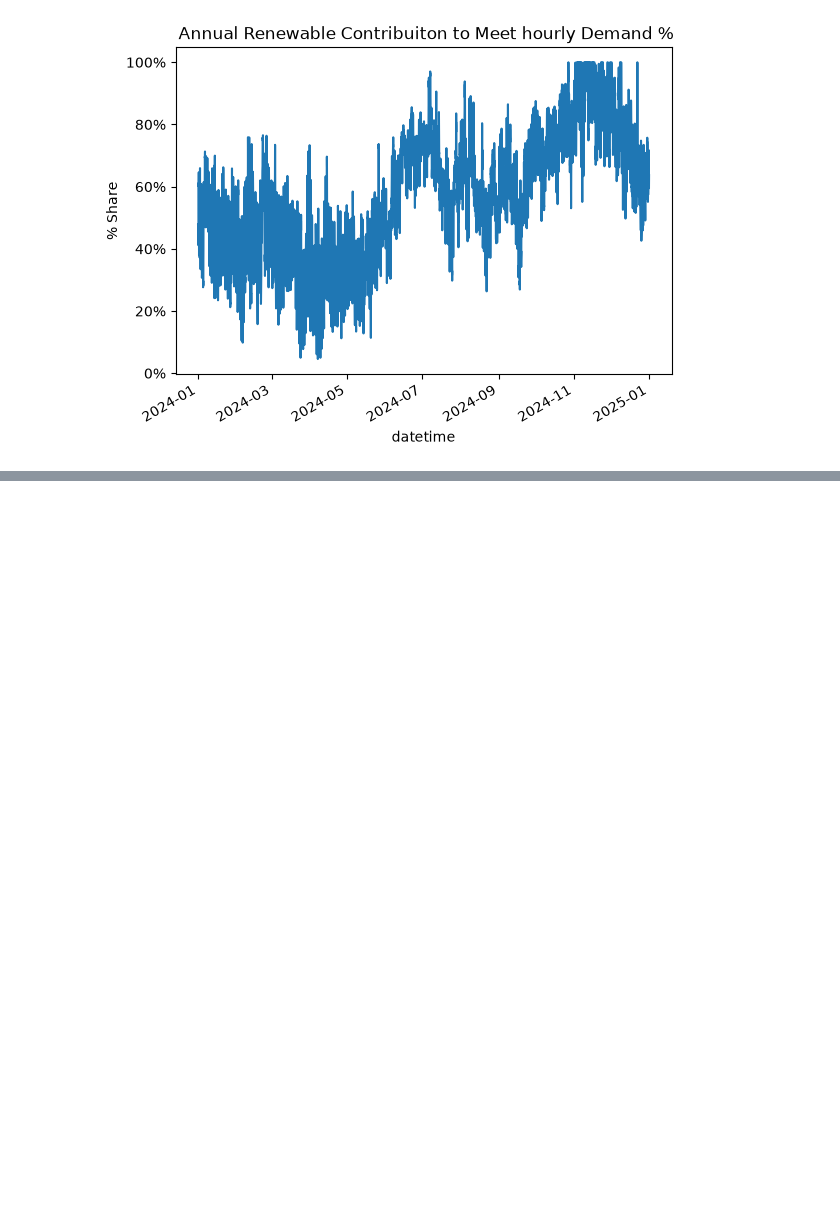
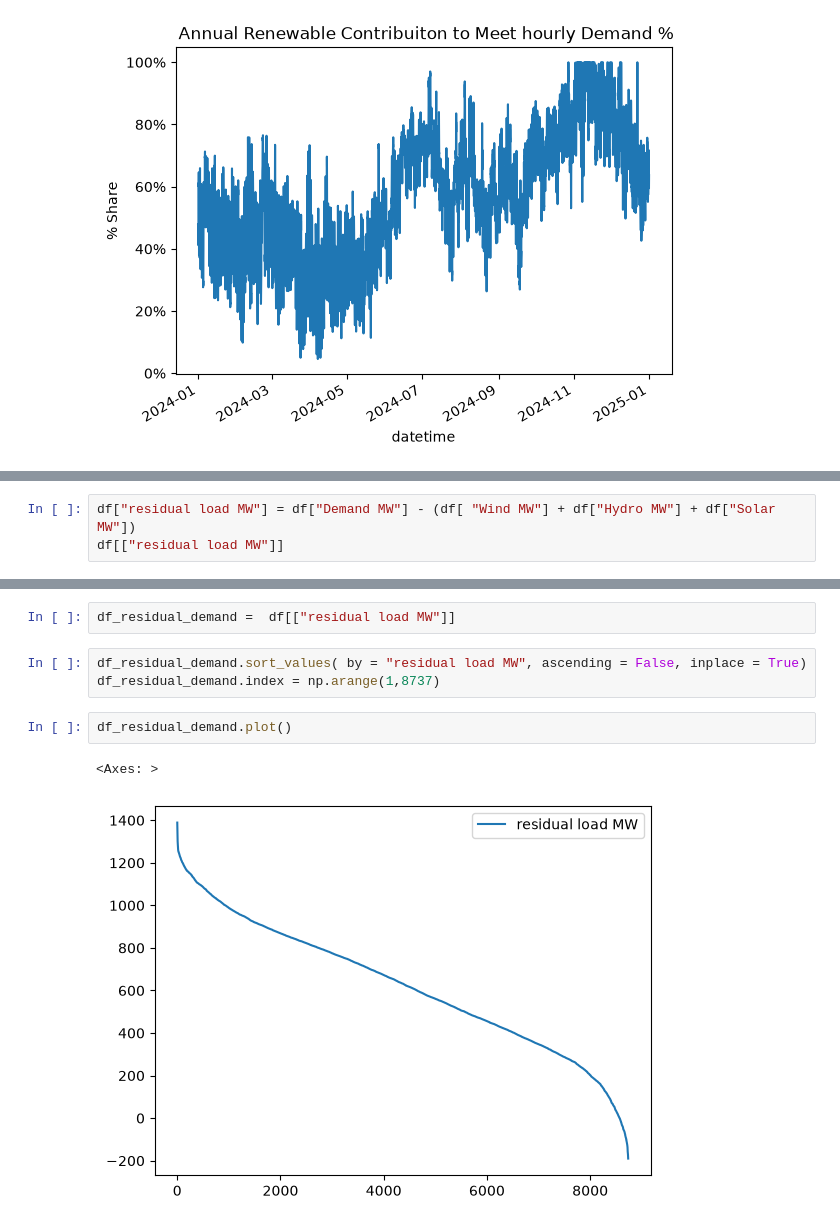
Before and after one commit to jorgeluisti07/RENEWABLE-SHARE-IN-PANAMA, a Jupyter notebook: RENEWABLES SHARE IN PANAMA.ipynb, the cells around one changed output, grey strips where cells are left out. Drawn from its saved outputs; the diff is of its cells as text; blank space fills up the shorter version.

```diff
--- a/RENEWABLES SHARE IN PANAMA.ipynb
+++ b/RENEWABLES SHARE IN PANAMA.ipynb
@@ -191,0 +225,3 @@ Text(0.5, 1.0, ' Annual Renewable Contribuiton to Meet hourly Demand %')
+# %%
+df["residual load MW"] = df["Demand MW"] - (df[ "Wind MW"] + df["Hydro MW"] + df["Solar MW"])
+df[["residual load MW"]]
@@ -191,0 +243,10 @@ Text(0.5, 1.0, ' Annual Renewable Contribuiton to Meet hourly Demand %')
+# %%
+df_residual_demand =  df[["residual load MW"]]
+# %%
+df_residual_demand.sort_values( by = "residual load MW", ascending = False, inplace = True)
+df_residual_demand.index = np.arange(1,8737)
+# %%
+df_residual_demand.plot()
+# %% [output]
+<Axes: >
+[figure, added]
```
Also changed, not shown: parts of 17 cells of this notebook, 1 other file.
